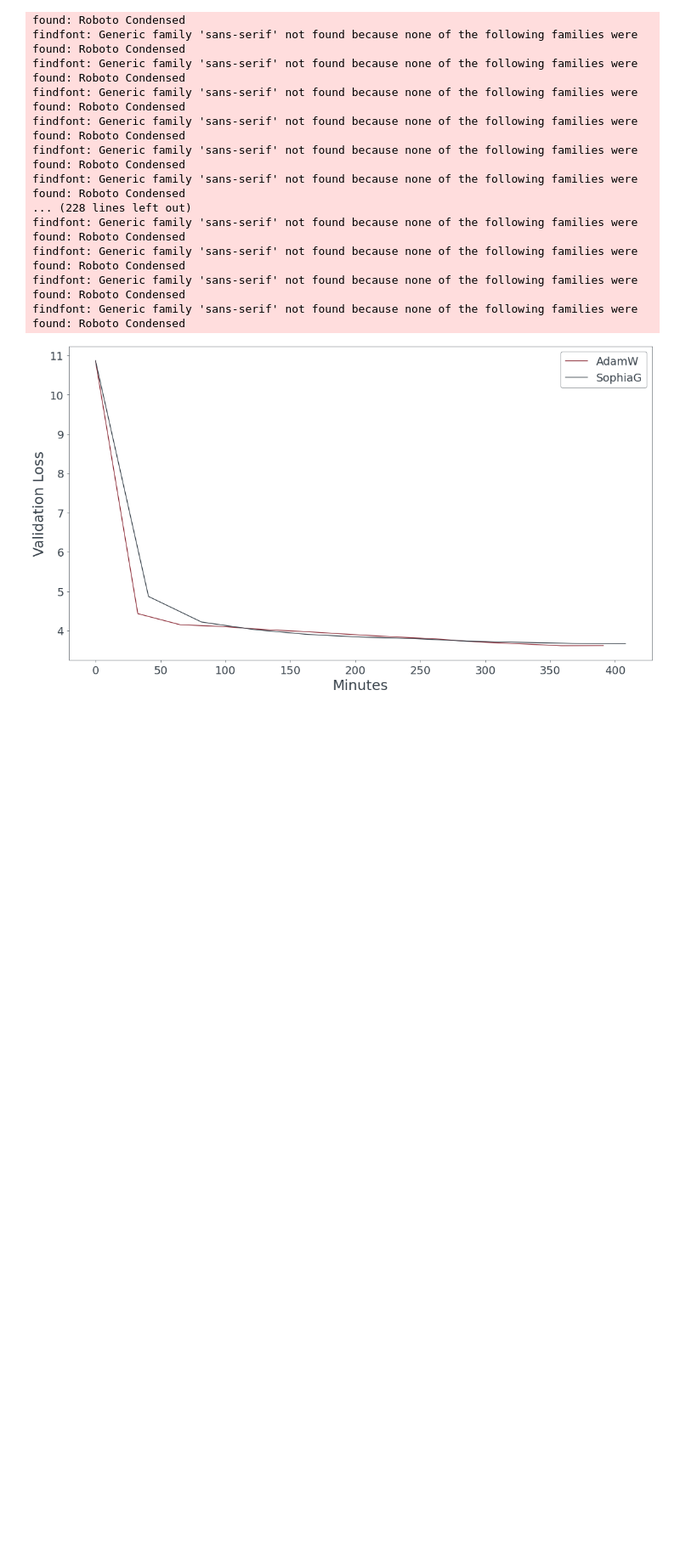
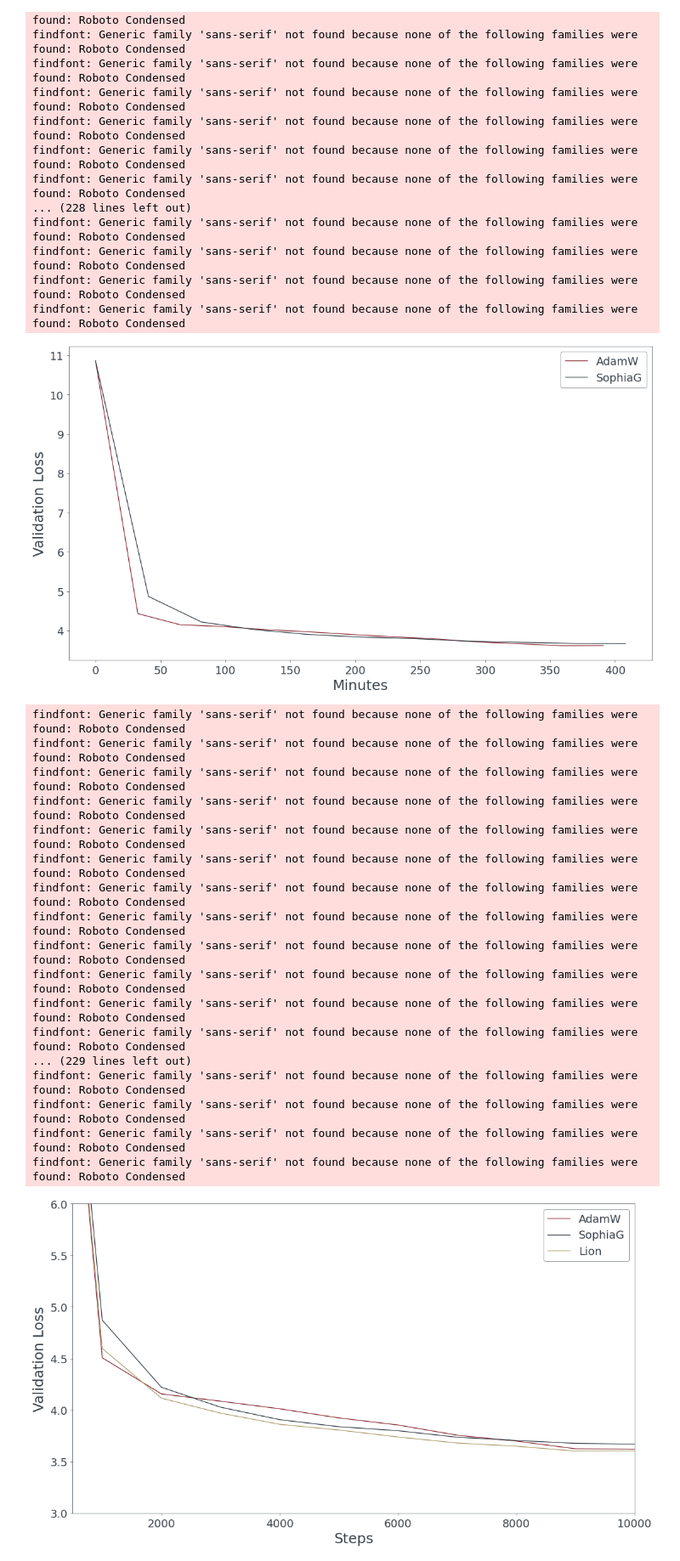
Before and after one commit to wildug/Sophia, a Jupyter notebook: plot_things.ipynb, the cells around one changed output. Shown at 85% size. Saved outputs shown, nothing was run; the diff lists cells and outputs as text; code cells hidden in the pictures; blank space fills up the shorter version.

Commit message:
added lion plot

```diff
--- a/plot_things.ipynb
+++ b/plot_things.ipynb
@@ -142,3 +142,40 @@ findfont: Generic family 'sans-serif' not found because none of the following fa
 findfont: Generic family 'sans-serif' not found because none of the following families were found: Roboto Condensed
 findfont: Generic family 'sans-serif' not found because none of the following families were found: Roboto Condensed
 [figure]
+# %%
+lion_data = pd.read_csv("results/lion.csv")
+lion = lion_data["gpt2-small-lion-10k - val/loss"]
+adam = data["gpt2-small-adamW-10k - val/loss"]
+sophia = data["gpt2-small-sophiag-10k - val/loss"]
+steps = data["Step"]
+
+fig, ax = plt.subplots(1)
+
+ax.plot(steps, adam, label="AdamW")
+ax.plot(steps, sophia, label="SophiaG")
+ax.plot(steps, lion, label="Lion")
+ax.set_xlabel("Steps")
+ax.set_ylabel("Validation Loss")
+ax.set_ylim(3,6)
+ax.set_xlim(500,10000)
+ax.legend()
+plt.savefig("results/lion_adam_sophia.pdf")
+# %% [output]
+findfont: Generic family 'sans-serif' not found because none of the following families were found: Roboto Condensed
+findfont: Generic family 'sans-serif' not found because none of the following families were found: Roboto Condensed
+findfont: Generic family 'sans-serif' not found because none of the following families were found: Roboto Condensed
+findfont: Generic family 'sans-serif' not found because none of the following families were found: Roboto Condensed
+findfont: Generic family 'sans-serif' not found because none of the following families were found: Roboto Condensed
+findfont: Generic family 'sans-serif' not found because none of the following families were found: Roboto Condensed
+findfont: Generic family 'sans-serif' not found because none of the following families were found: Roboto Condensed
+findfont: Generic family 'sans-serif' not found because none of the following families were found: Roboto Condensed
+findfont: Generic family 'sans-serif' not found because none of the following families were found: Roboto Condensed
+findfont: Generic family 'sans-serif' not found because none of the following families were found: Roboto Condensed
+findfont: Generic family 'sans-serif' not found because none of the following families were found: Roboto Condensed
+findfont: Generic family 'sans-serif' not found because none of the following families were found: Roboto Condensed
+... (229 lines left out)
+findfont: Generic family 'sans-serif' not found because none of the following families were found: Roboto Condensed
+findfont: Generic family 'sans-serif' not found because none of the following families were found: Roboto Condensed
+findfont: Generic family 'sans-serif' not found because none of the following families were found: Roboto Condensed
+findfont: Generic family 'sans-serif' not found because none of the following families were found: Roboto Condensed
+[figure, added]
```
Also changed, not shown: 4 other files.
